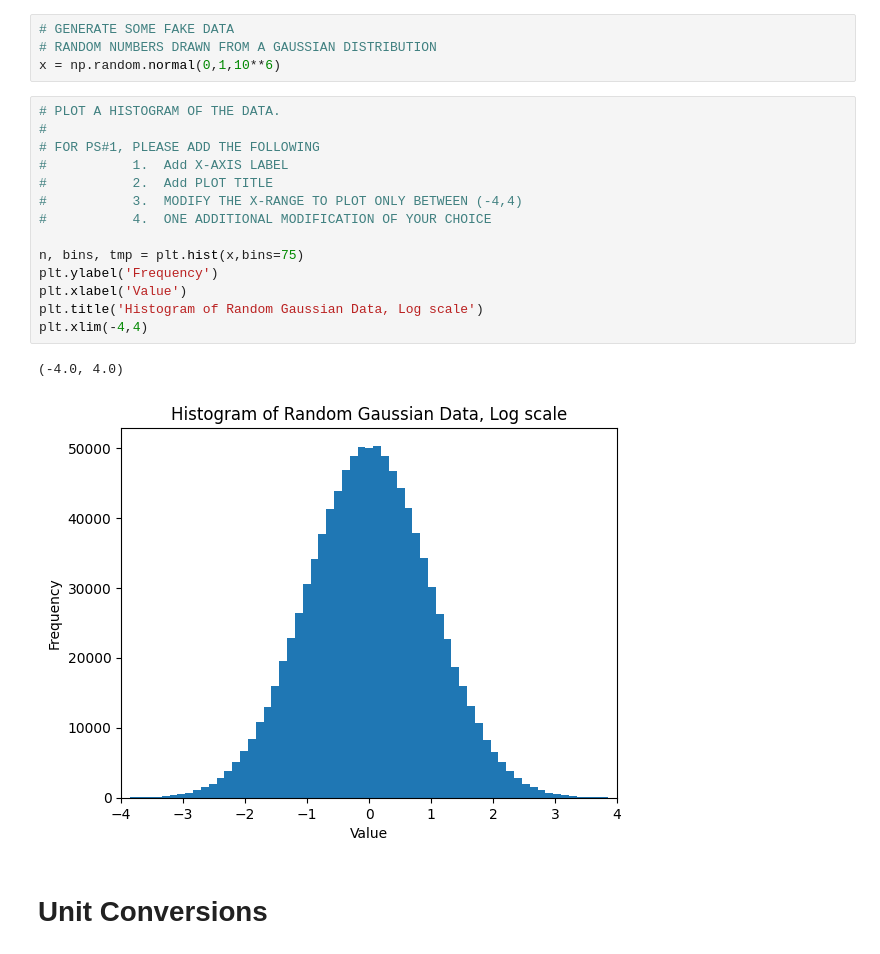
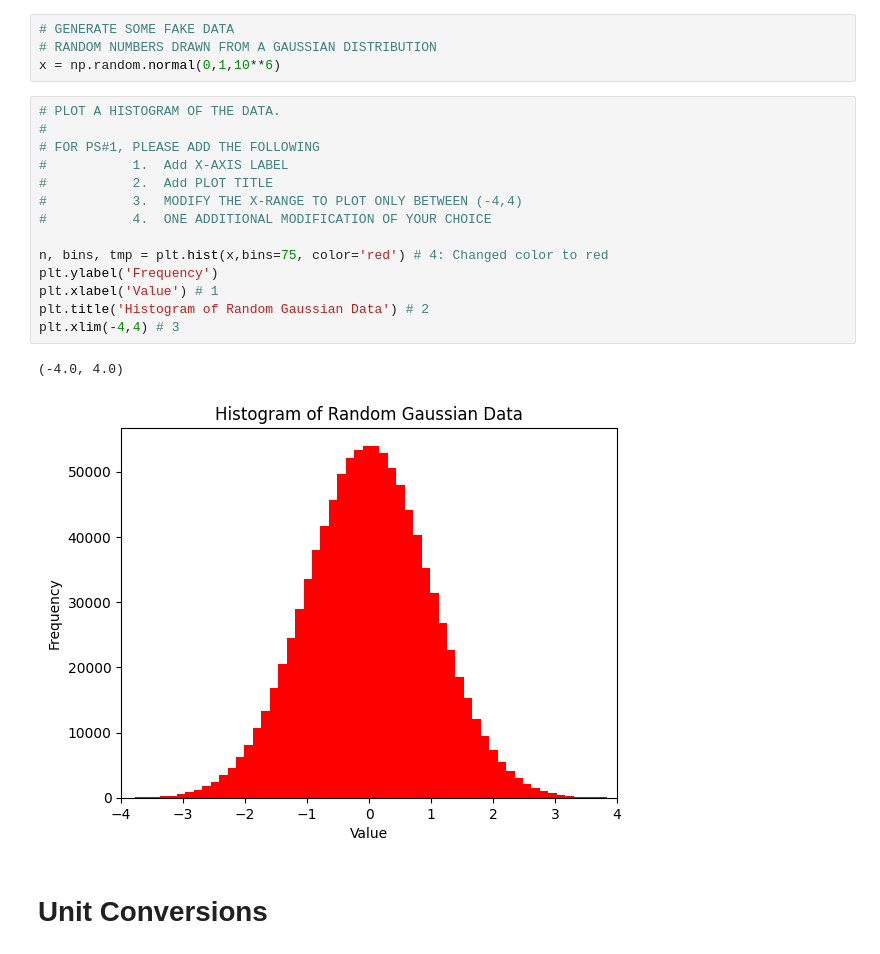
Before and after one commit to zangston/ASTR-5140, a Jupyter notebook: project1/PS1_notebook.ipynb, the cells around one changed output. Cells and saved outputs as stored; diff of their text form.

```diff
--- a/PS1_notebook.ipynb
+++ b/project1/PS1_notebook.ipynb
@@ -21,20 +21,20 @@ x = np.random.normal(0,1,10**6)
 # %%
 # PLOT A HISTOGRAM OF THE DATA.
 #
 # FOR PS#1, PLEASE ADD THE FOLLOWING
 #           1.  Add X-AXIS LABEL
 #           2.  Add PLOT TITLE
 #           3.  MODIFY THE X-RANGE TO PLOT ONLY BETWEEN (-4,4)
 #           4.  ONE ADDITIONAL MODIFICATION OF YOUR CHOICE
 
-n, bins, tmp = plt.hist(x,bins=75)
+n, bins, tmp = plt.hist(x,bins=75, color='red') # 4: Changed color to red
 plt.ylabel('Frequency')
-plt.xlabel('Value')
-plt.title('Histogram of Random Gaussian Data, Log scale')
-plt.xlim(-4,4)
+plt.xlabel('Value') # 1
+plt.title('Histogram of Random Gaussian Data') # 2
+plt.xlim(-4,4) # 3
 # %% [output]
 (-4.0, 4.0)
-[figure, old version]
+[figure, new version]
 # %% [markdown]
 # Unit Conversions
 # %%
```
Also changed, not shown: 3 other files.
